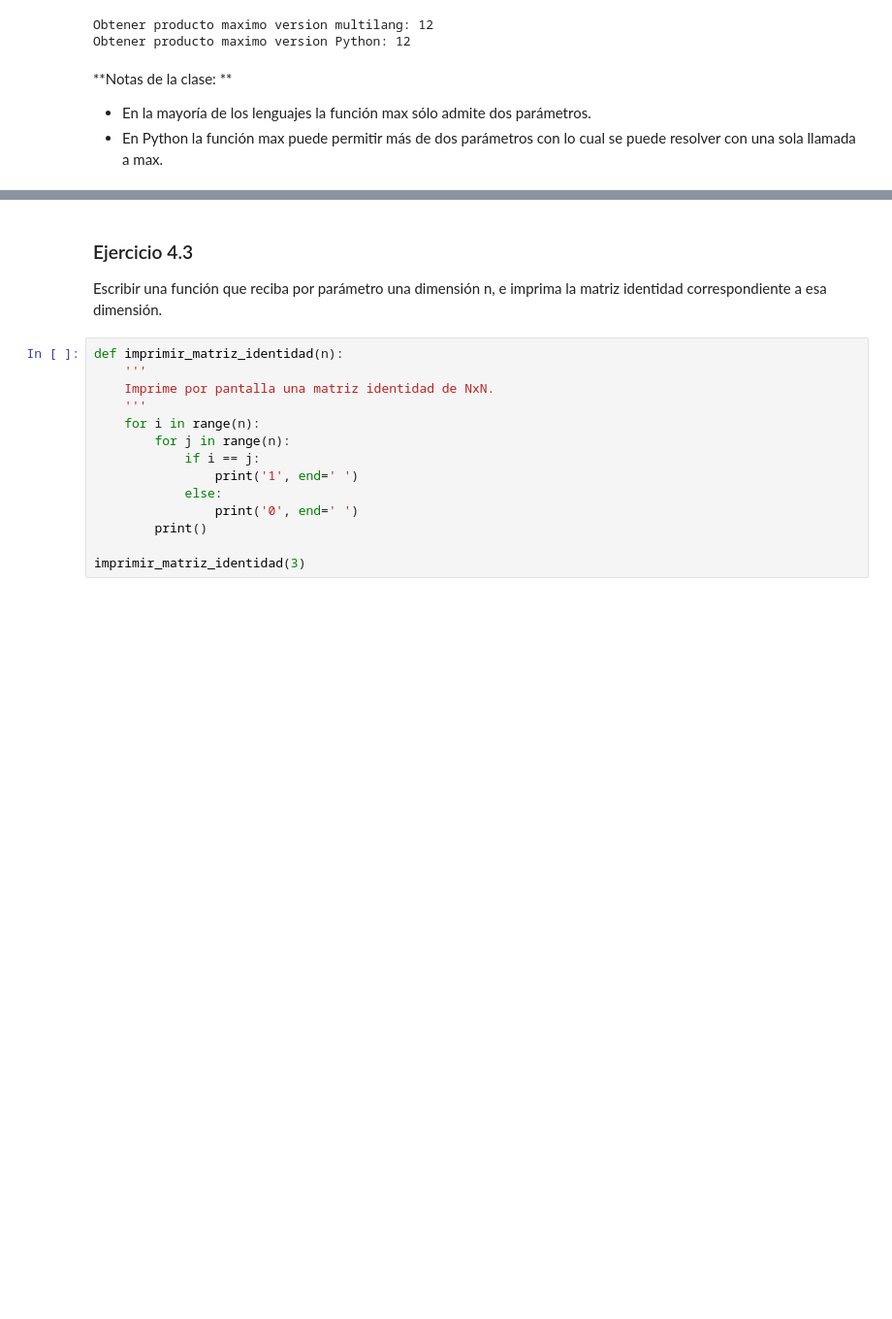
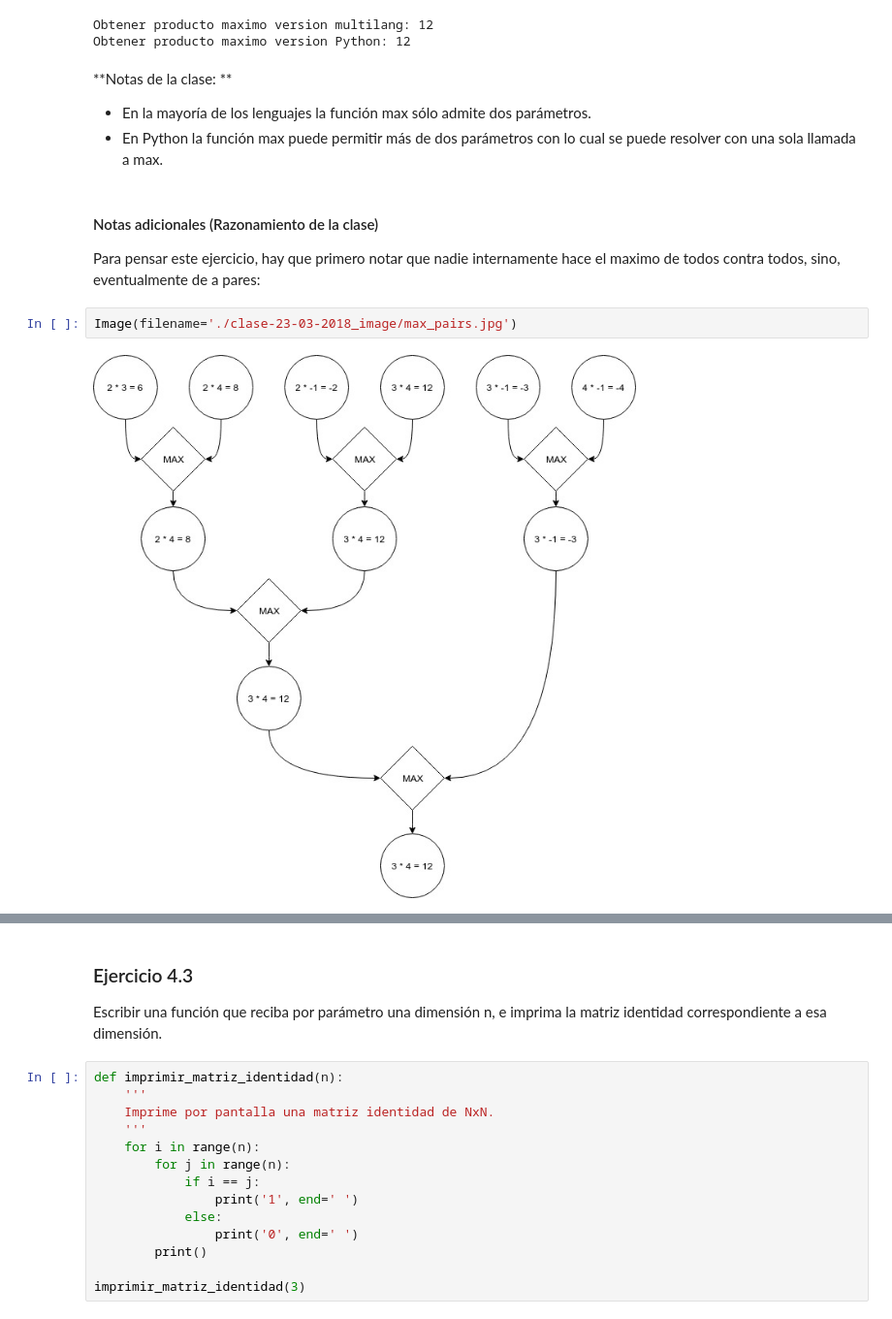
Before and after one commit to Xero-Hige/Notebooks, a Jupyter notebook: Algoritmos I/2018-1C/clase-23-03-2018.ipynb, the cells around one changed output, grey strips where cells are left out. Shown: that part at 97% size. Cells and saved outputs as stored; diff of their text form; blank space fills up the shorter version.

```diff
--- a/Algoritmos I/2018-1C/clase-23-03-2018.ipynb
+++ b/Algoritmos I/2018-1C/clase-23-03-2018.ipynb
@@ -85,3 +87,11 @@ Obtener producto maximo version Python: 12
 **Notas de la clase: **
  - En la mayoría de los lenguajes la función max sólo admite dos parámetros.
  - En Python la función max puede permitir más de dos parámetros con lo cual se puede resolver con una sola llamada a max.
+# %% [markdown]
+#### Notas adicionales (Razonamiento de la clase)
+
+Para pensar este ejercicio, hay que primero notar que nadie internamente hace el maximo de todos contra todos, sino, eventualmente de a pares:
+# %%
+Image(filename='./clase-23-03-2018_image/max_pairs.jpg')
+# %% [output]
+[figure, added]
```
Also changed, not shown: parts of 7 cells of this notebook.
